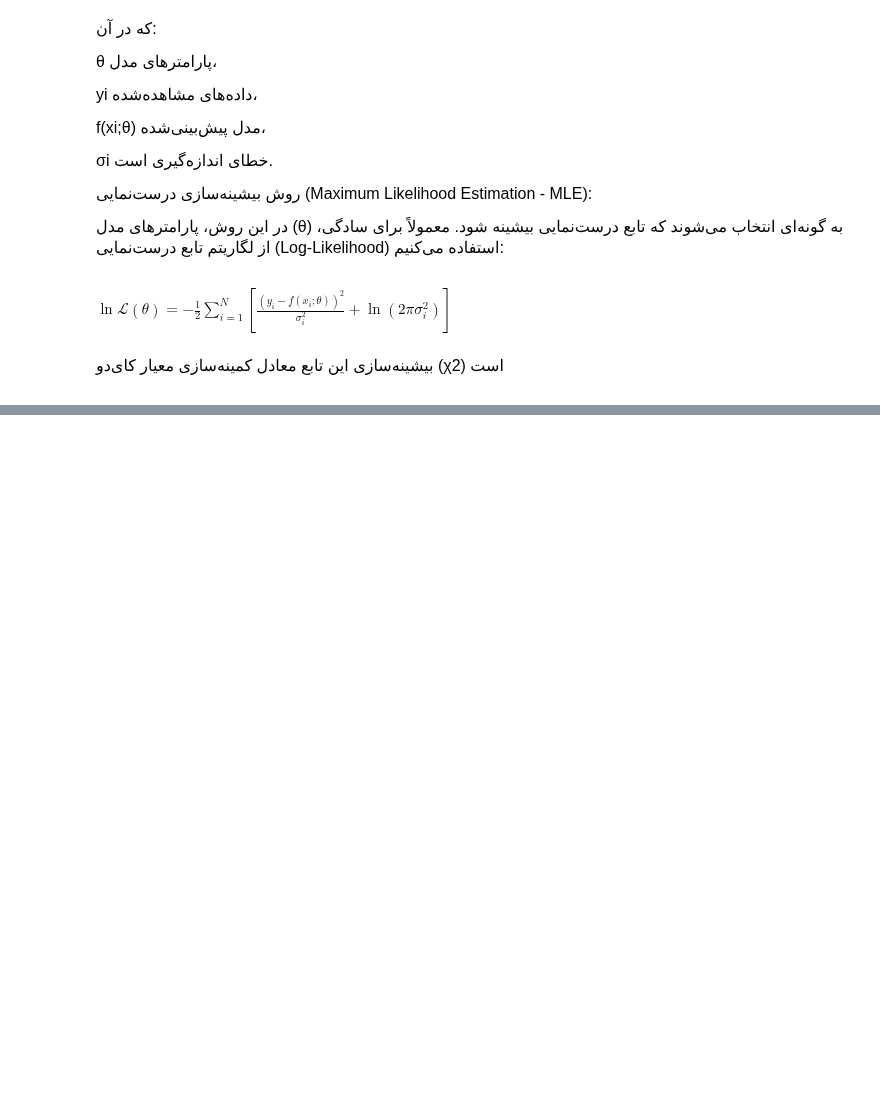
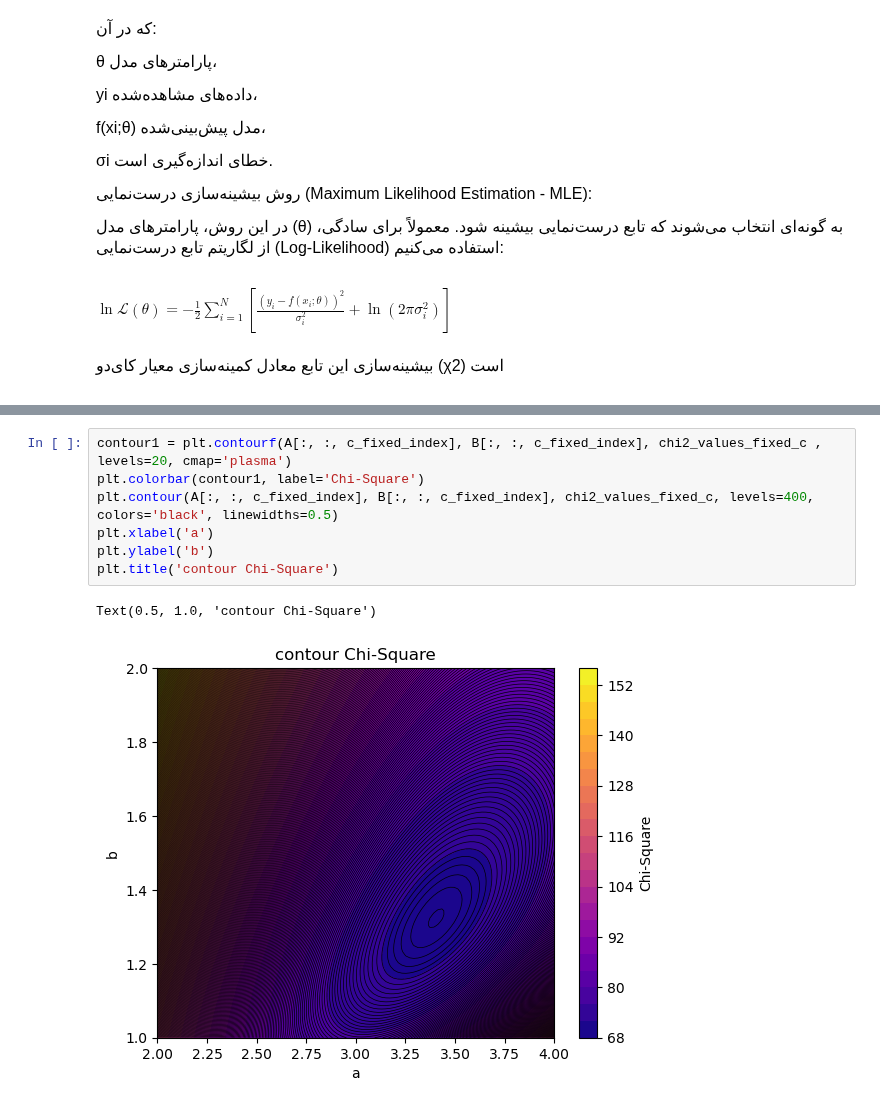
Before and after one commit to hbakhshi/IUTComputationalPhysics, a Jupyter notebook: docs/04/Chi2AndFit.ipynb, the cells around one changed output, grey strips where cells are left out. Cells and saved outputs as stored; diff of their text form; blank space fills up the shorter version.

```diff
--- a/docs/04/Chi2AndFit.ipynb
+++ b/docs/04/Chi2AndFit.ipynb
@@ -312,0 +474,10 @@ lambda واقعی: 0.5, lambda برآوردشده: 0.54
+# %%
+contour1 = plt.contourf(A[:, :, c_fixed_index], B[:, :, c_fixed_index], chi2_values_fixed_c , levels=20, cmap='plasma')
+plt.colorbar(contour1, label='Chi-Square')
+plt.contour(A[:, :, c_fixed_index], B[:, :, c_fixed_index], chi2_values_fixed_c, levels=400, colors='black', linewidths=0.5)
+plt.xlabel('a')
+plt.ylabel('b')
+plt.title('contour Chi-Square')
+# %% [output]
+Text(0.5, 1.0, 'contour Chi-Square')
+[figure, added]
```
Also changed, not shown: parts of 54 cells of this notebook.
